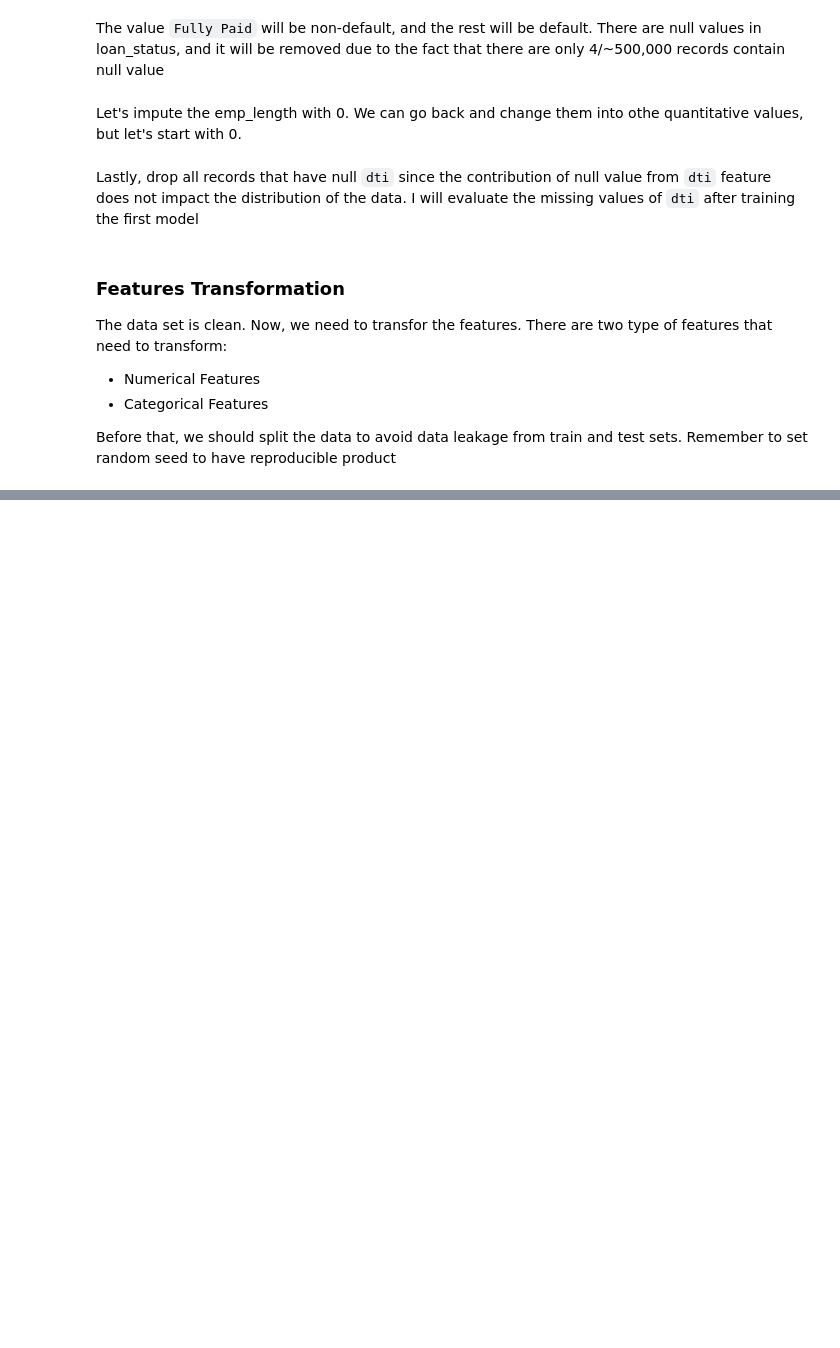
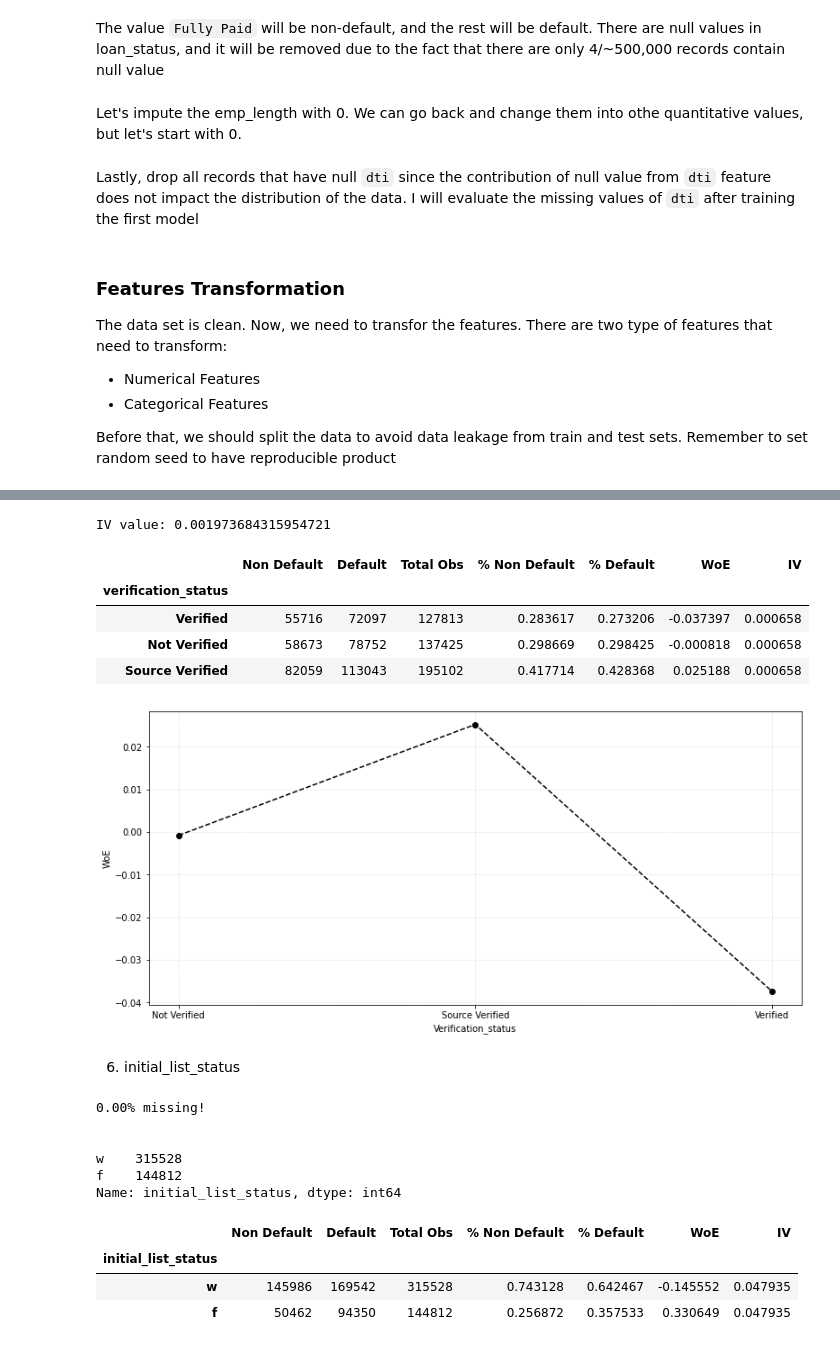
Before and after one commit to minhN2000/Risk_Management, a Jupyter notebook: credit risk/notebooks/general_PD_training.ipynb, the cells around one changed output, grey strips where cells are left out. Cells and saved outputs as stored; diff of their text form; code cells hidden in the pictures; blank space fills up the shorter version.

```diff
--- a/credit risk/notebooks/general_PD_training.ipynb
+++ b/credit risk/notebooks/general_PD_training.ipynb
@@ -253,0 +426,39 @@ df
+# %%
+display_woe(
+    df=train_df,
+    id_column_name="id",
+    feature_column_name='verification_status',
+    target_column_name=TARGET_VARIABLE,
+)
+# %% [output]
+IV value: 0.001973684315954721
+|  | Non Default | Default | Total Obs | % Non Default | % Default | WoE | IV |
+| verification_status |  |  |  |  |  |  |  |
+| Verified | 55716 | 72097 | 127813 | 0.283617 | 0.273206 | -0.037397 | 0.000658 |
+| Not Verified | 58673 | 78752 | 137425 | 0.298669 | 0.298425 | -0.000818 | 0.000658 |
+| Source Verified | 82059 | 113043 | 195102 | 0.417714 | 0.428368 | 0.025188 | 0.000658 |
+[figure, added]
+# %% [markdown]
+6. initial_list_status
+# %%
+print(f"{train_df['initial_list_status'].isnull().mean()*100:.2f}% missing!\n\n")
+print(train_df['initial_list_status'].value_counts())
+# %% [output]
+0.00% missing!
+
+
+w    315528
+f    144812
+Name: initial_list_status, dtype: int64
+# %%
+display_woe(
+    df=train_df,
+    id_column_name="id",
+    feature_column_name='initial_list_status',
+    target_column_name=TARGET_VARIABLE,
+)
+# %% [output]
+|  | Non Default | Default | Total Obs | % Non Default | % Default | WoE | IV |
+| initial_list_status |  |  |  |  |  |  |  |
+| w | 145986 | 169542 | 315528 | 0.743128 | 0.642467 | -0.145552 | 0.047935 |
+| f | 50462 | 94350 | 144812 | 0.256872 | 0.357533 | 0.330649 | 0.047935 |
```
Also changed, not shown: parts of 68 cells of this notebook.
